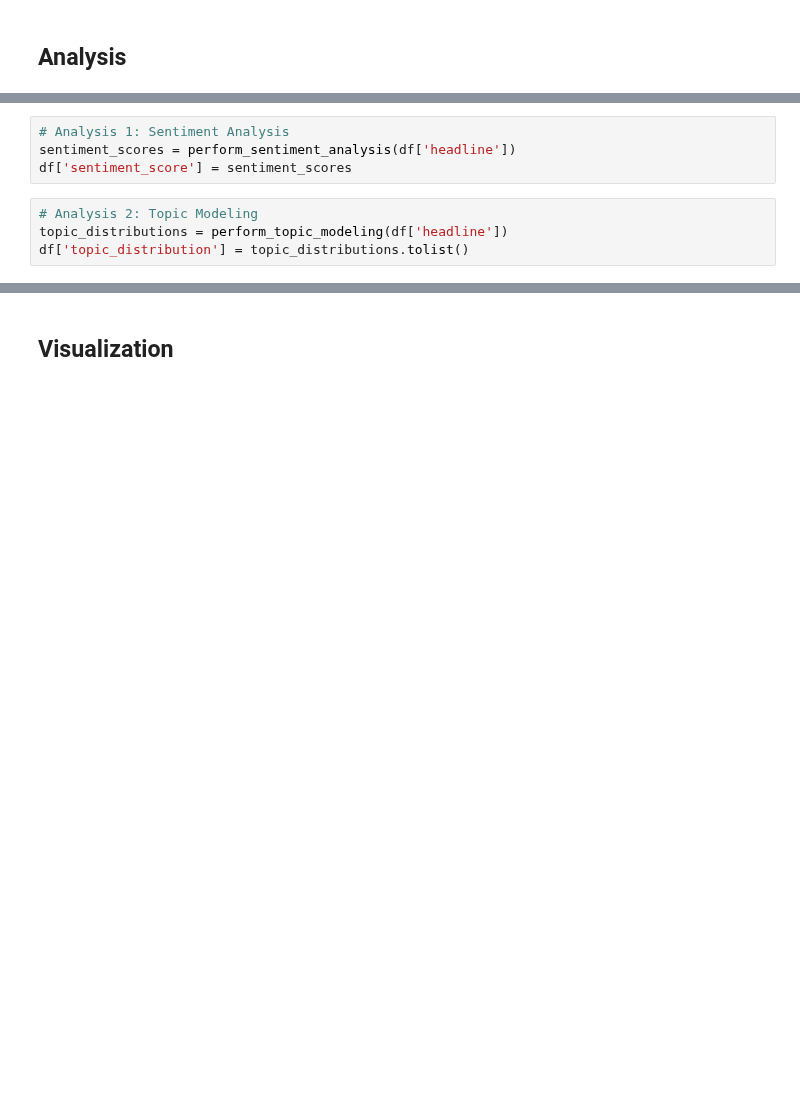
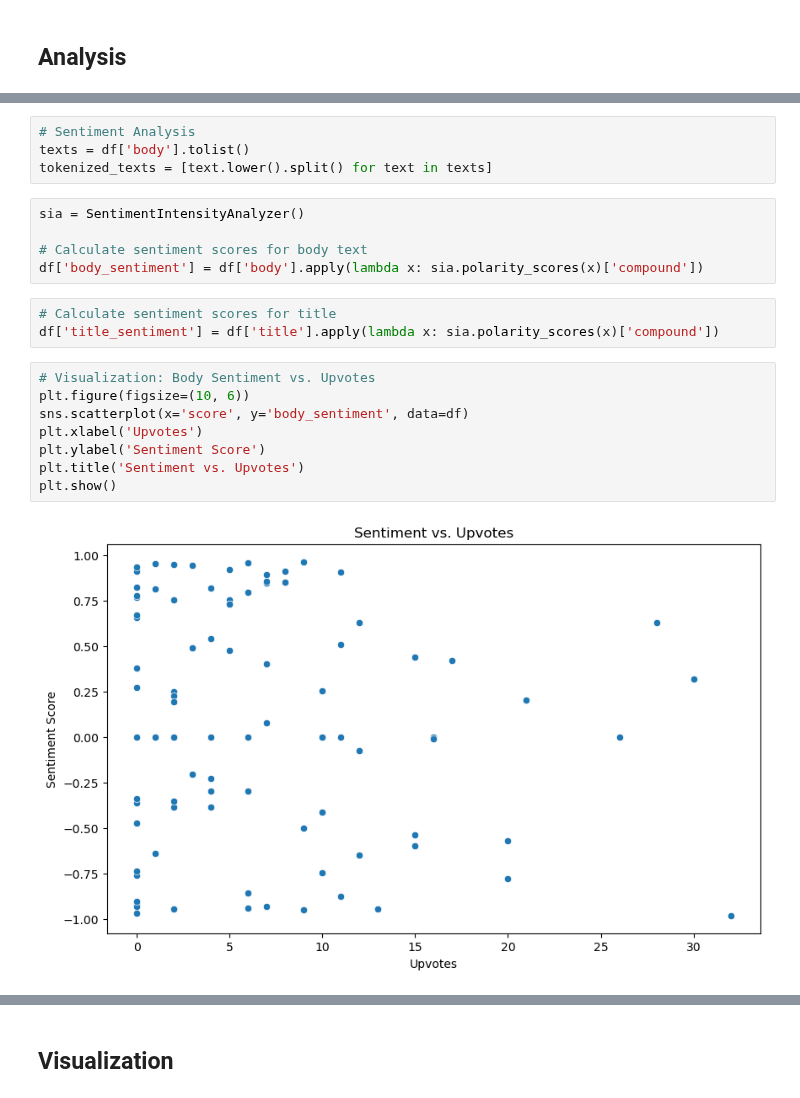
Before and after one commit to ReproTeach/final-project-cc-final-project, a Jupyter notebook: final_project.ipynb, the cells around one changed output, grey strips where cells are left out. Cells and saved outputs as stored; diff of their text form; blank space fills up the shorter version.

Commit message:
changed data set and added new analysis and visualizations

```diff
--- a/final_project.ipynb
+++ b/final_project.ipynb
@@ -137,8 +138,22 @@ def perform_topic_modeling(headlines):
-# %%
-# Analysis 1: Sentiment Analysis
-sentiment_scores = perform_sentiment_analysis(df['headline'])
-df['sentiment_score'] = sentiment_scores
-# %%
-# Analysis 2: Topic Modeling
-topic_distributions = perform_topic_modeling(df['headline'])
-df['topic_distribution'] = topic_distributions.tolist()
+# %%
+# Sentiment Analysis
+texts = df['body'].tolist()
+tokenized_texts = [text.lower().split() for text in texts]
+# %%
+sia = SentimentIntensityAnalyzer()
+
+# Calculate sentiment scores for body text
+df['body_sentiment'] = df['body'].apply(lambda x: sia.polarity_scores(x)['compound'])
+# %%
+# Calculate sentiment scores for title
+df['title_sentiment'] = df['title'].apply(lambda x: sia.polarity_scores(x)['compound'])
+# %%
+# Visualization: Body Sentiment vs. Upvotes
+plt.figure(figsize=(10, 6))
+sns.scatterplot(x='score', y='body_sentiment', data=df)
+plt.xlabel('Upvotes')
+plt.ylabel('Sentiment Score')
+plt.title('Sentiment vs. Upvotes')
+plt.show()
+# %% [output]
+[figure, added]
```
Also changed, not shown: parts of 31 cells of this notebook, 2 other files.
